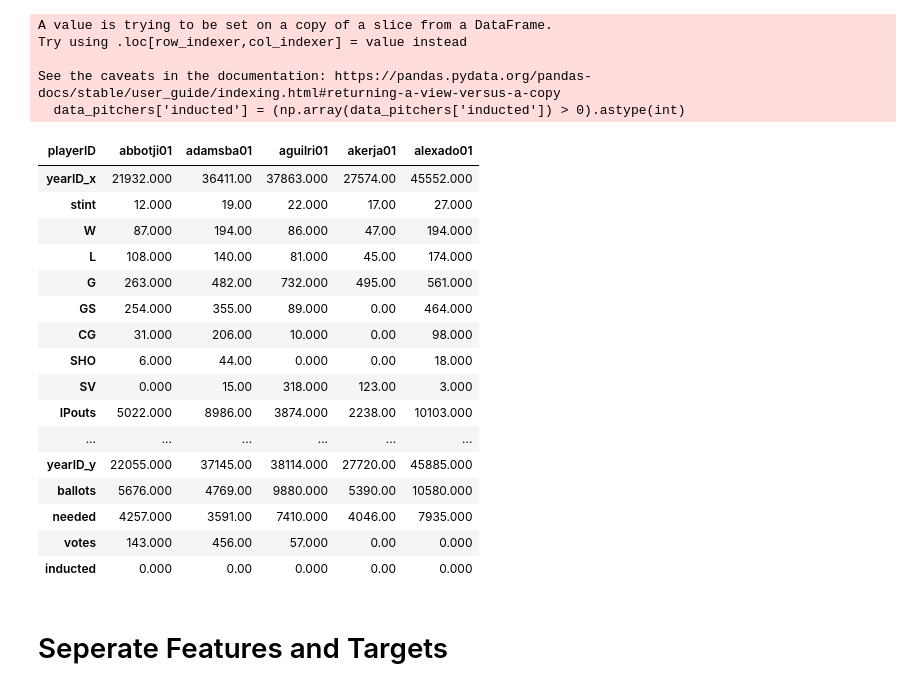
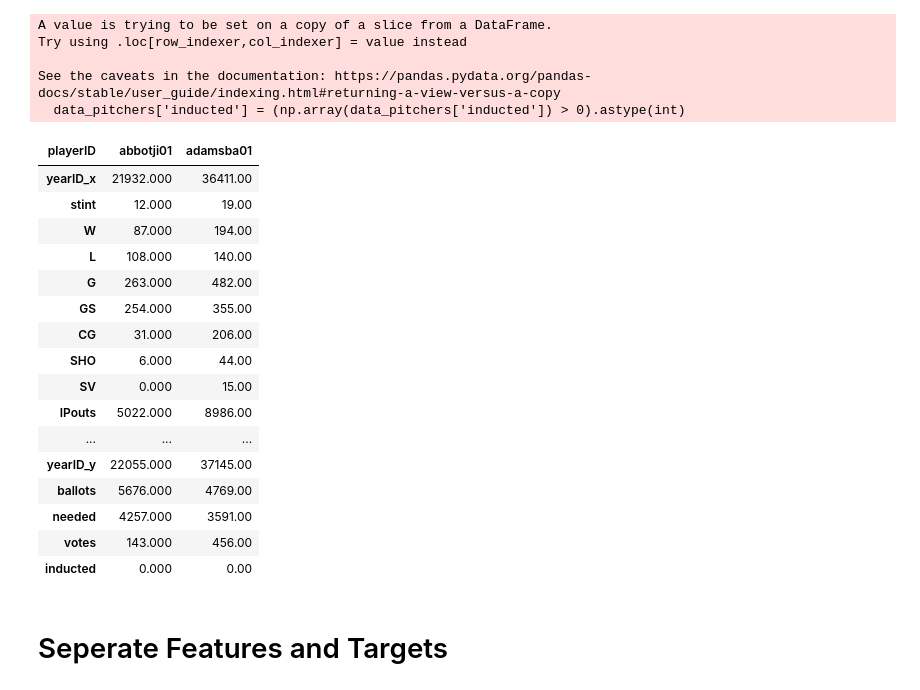
Before and after one commit to GrantEPhillips/Baseball_HOF_Pitchers_Prediction, a Jupyter notebook: notebooks/hall_of_fame_predictions.ipynb, the cells around one changed output. Drawn from its saved outputs; the diff is of its cells as text; code cells hidden in the pictures.

```diff
--- a/notebooks/hall_of_fame_predictions.ipynb
+++ b/notebooks/hall_of_fame_predictions.ipynb
@@ -74,25 +75,25 @@ Try using .loc[row_indexer,col_indexer] = value instead
 See the caveats in the documentation: https://pandas.pydata.org/pandas-docs/stable/user_guide/indexing.html#returning-a-view-versus-a-copy
   data_pitchers['inducted'] = (np.array(data_pitchers['inducted']) > 0).astype(int)
 # %%
-data_pitchers.head().T
+data_pitchers.head(2).T
 # %% [output]
-| playerID | abbotji01 | adamsba01 | aguilri01 | akerja01 | alexado01 |
-| yearID_x | 21932.000 | 36411.00 | 37863.000 | 27574.00 | 45552.000 |
-| stint | 12.000 | 19.00 | 22.000 | 17.00 | 27.000 |
-| W | 87.000 | 194.00 | 86.000 | 47.00 | 194.000 |
-| L | 108.000 | 140.00 | 81.000 | 45.00 | 174.000 |
-| G | 263.000 | 482.00 | 732.000 | 495.00 | 561.000 |
-| GS | 254.000 | 355.00 | 89.000 | 0.00 | 464.000 |
-| CG | 31.000 | 206.00 | 10.000 | 0.00 | 98.000 |
-| SHO | 6.000 | 44.00 | 0.000 | 0.00 | 18.000 |
-| SV | 0.000 | 15.00 | 318.000 | 123.00 | 3.000 |
-| IPouts | 5022.000 | 8986.00 | 3874.000 | 2238.00 | 10103.000 |
-| ... | ... | ... | ... | ... | ... |
-| yearID_y | 22055.000 | 37145.00 | 38114.000 | 27720.00 | 45885.000 |
-| ballots | 5676.000 | 4769.00 | 9880.000 | 5390.00 | 10580.000 |
-| needed | 4257.000 | 3591.00 | 7410.000 | 4046.00 | 7935.000 |
-| votes | 143.000 | 456.00 | 57.000 | 0.00 | 0.000 |
-| inducted | 0.000 | 0.00 | 0.000 | 0.00 | 0.000 |
+| playerID | abbotji01 | adamsba01 |
+| yearID_x | 21932.000 | 36411.00 |
+| stint | 12.000 | 19.00 |
+| W | 87.000 | 194.00 |
+| L | 108.000 | 140.00 |
+| G | 263.000 | 482.00 |
+| GS | 254.000 | 355.00 |
+| CG | 31.000 | 206.00 |
+| SHO | 6.000 | 44.00 |
+| SV | 0.000 | 15.00 |
+| IPouts | 5022.000 | 8986.00 |
+| ... | ... | ... |
+| yearID_y | 22055.000 | 37145.00 |
+| ballots | 5676.000 | 4769.00 |
+| needed | 4257.000 | 3591.00 |
+| votes | 143.000 | 456.00 |
+| inducted | 0.000 | 0.00 |
 # %% [markdown]
 # Seperate Features and Targets
 # %%
```
Also changed, not shown: parts of 35 cells of this notebook, 1 other file.
